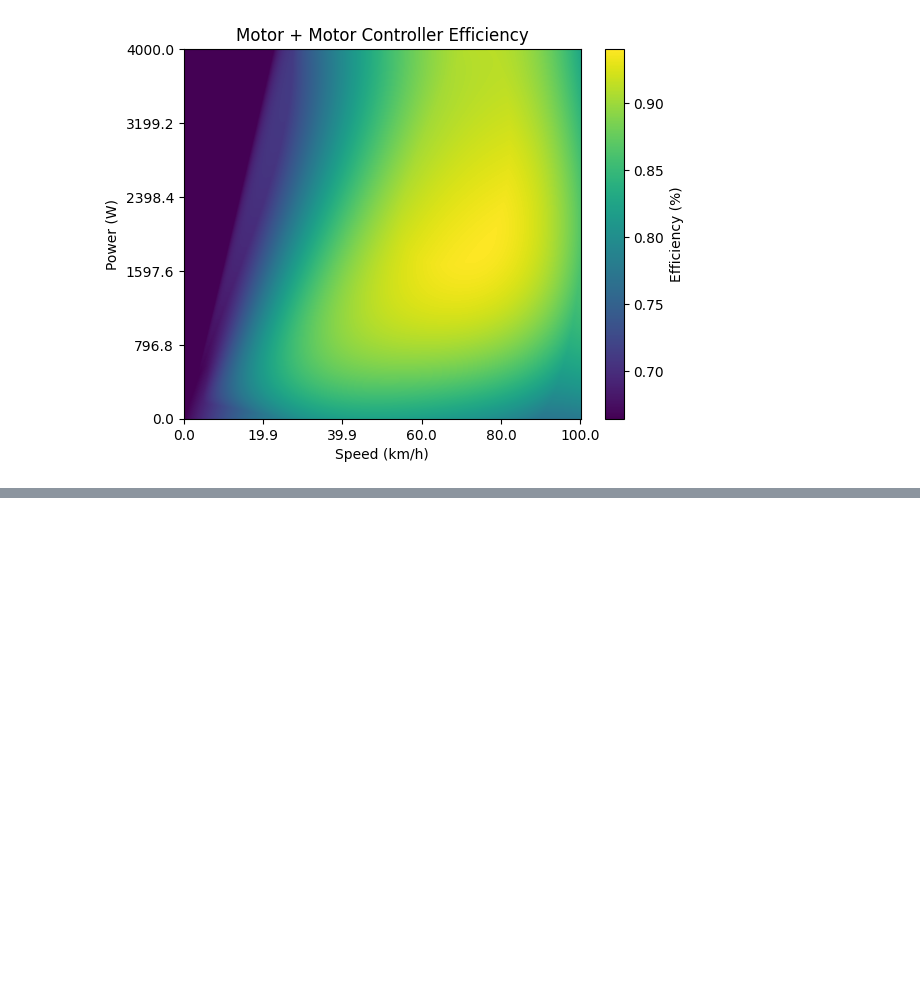
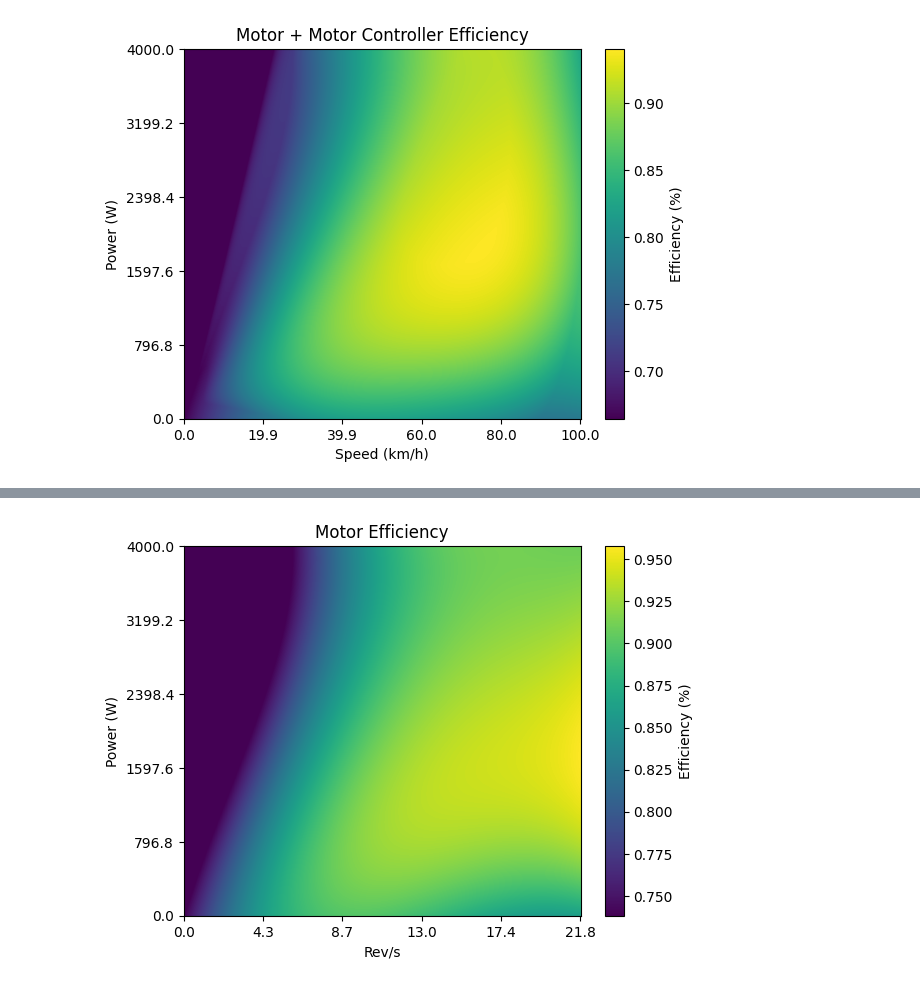
Before and after one commit to UBC-Solar/data_analysis, a Jupyter notebook: v3/motor_analysis/motor_efficiency_plots.ipynb, the cells around one changed output, grey strips where cells are left out. Cells and saved outputs as stored; diff of their text form; code cells hidden in the pictures; blank space fills up the shorter version.

Commit message:
Update motor efficiency plots for VDX

```diff
--- a/v3/motor_analysis/motor_efficiency_plots.ipynb
+++ b/v3/motor_analysis/motor_efficiency_plots.ipynb
@@ -85,2 +98,19 @@ plt.show()
+# %%
+rev_speeds = angular_speeds / (2 * np.pi)
 # %%
-plt.subplots()
+plt.imshow(motor_efficiencies, aspect='auto', origin='lower')
+
+num_ticks = 6
+x_tick_indices = np.linspace(0, len(rev_speeds) - 1, num_ticks, dtype=int)
+y_tick_indices = np.linspace(0, len(powers_w) - 1, num_ticks, dtype=int)
+
+plt.xticks(x_tick_indices, np.round(rev_speeds[x_tick_indices], 1))
+plt.yticks(y_tick_indices, np.round(powers_w[y_tick_indices], 1))
+
+plt.xlabel("Rev/s")
+plt.ylabel("Power (W)")
+plt.title("Motor Efficiency")
+plt.colorbar(label="Efficiency (%)")
+plt.show()
+# %% [output]
+[figure, added]
```
Also changed, not shown: parts of 3 cells of this notebook.
